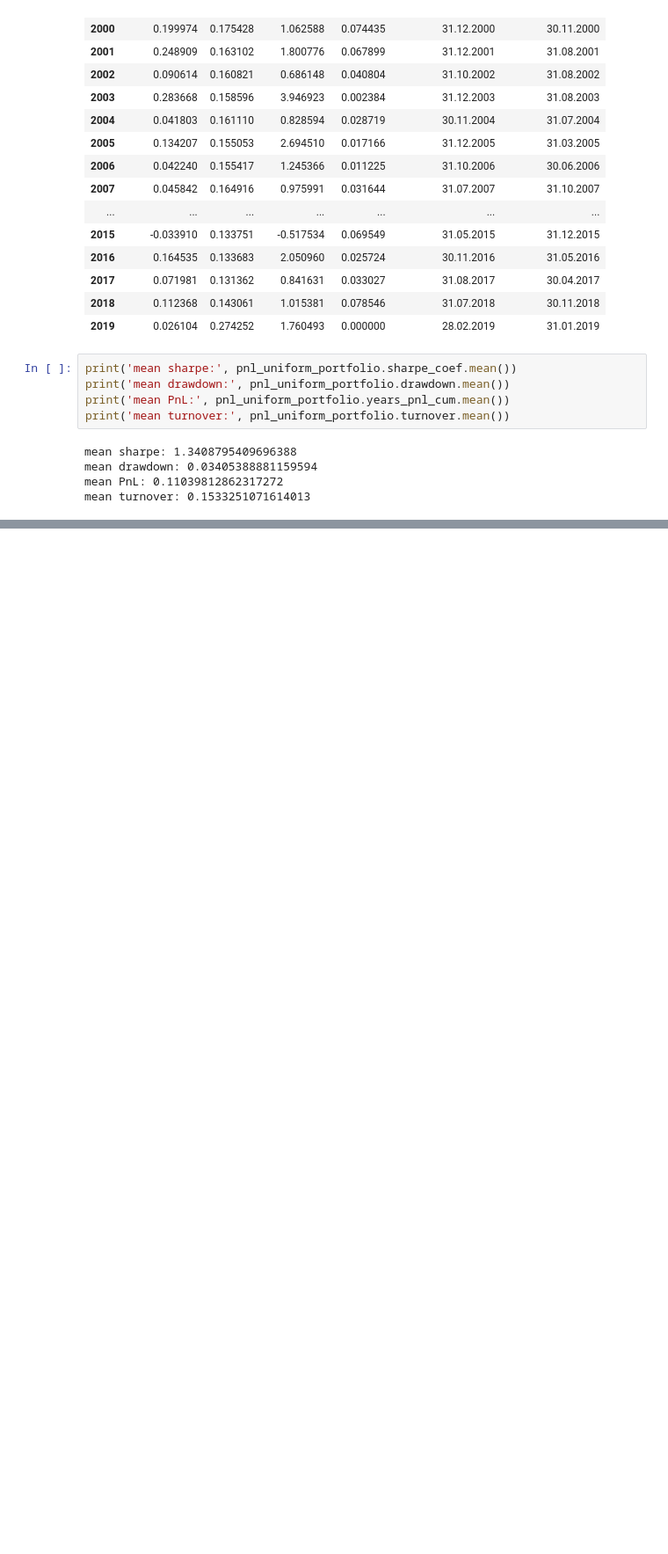
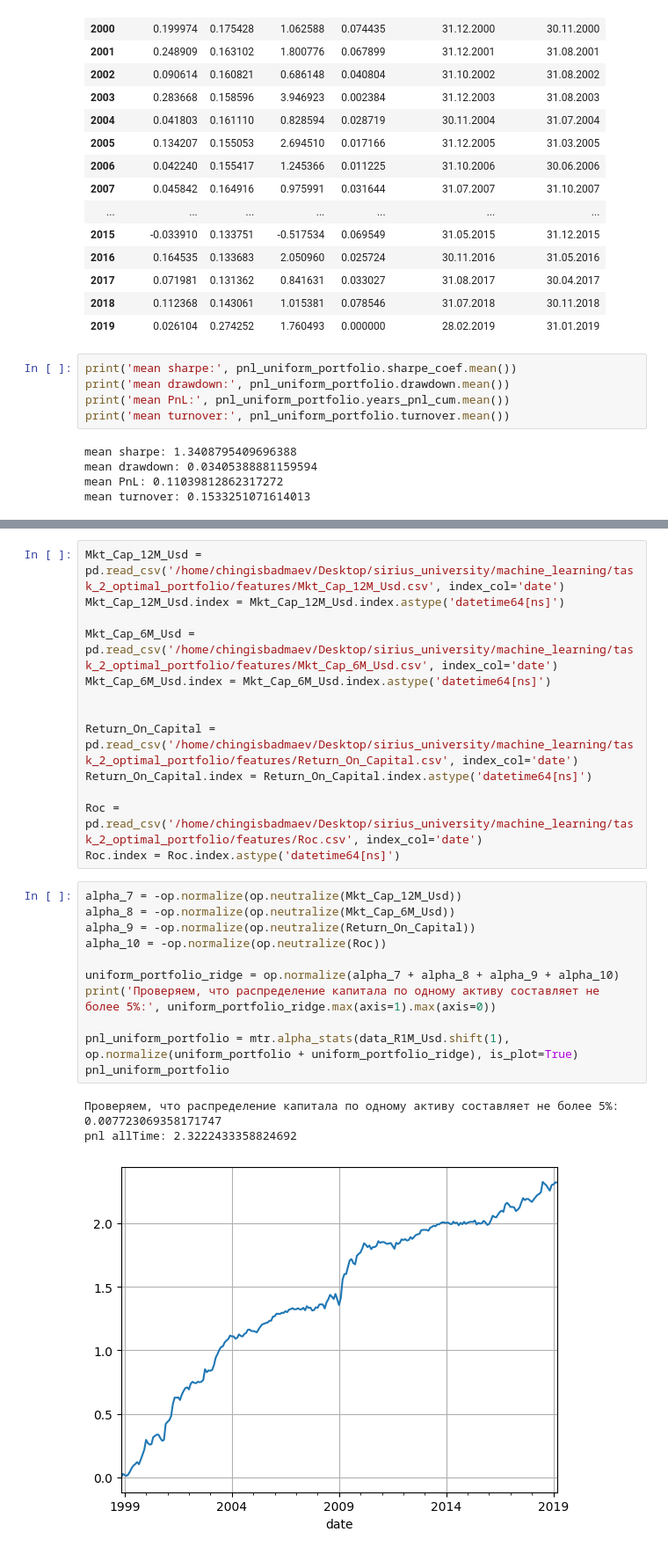
Before and after one commit to ChingisBadmaev/sirius_university, a Jupyter notebook: machine_learning/task_2_optimal_portfolio/ps2.ipynb, the cells around one changed output, grey strips where cells are left out. Shown: that part at 88% size. Drawn from its saved outputs; the diff is of its cells as text; blank space fills up the shorter version.

Commit message:
added ridge features

```diff
--- a/machine_learning/task_2_optimal_portfolio/ps2.ipynb
+++ b/machine_learning/task_2_optimal_portfolio/ps2.ipynb
@@ -324,0 +299,28 @@ mean turnover: 0.1533251071614013
+# %%
+Mkt_Cap_12M_Usd = pd.read_csv('/home/chingisbadmaev/Desktop/sirius_university/machine_learning/task_2_optimal_portfolio/features/Mkt_Cap_12M_Usd.csv', index_col='date')
+Mkt_Cap_12M_Usd.index = Mkt_Cap_12M_Usd.index.astype('datetime64[ns]')
+
+Mkt_Cap_6M_Usd = pd.read_csv('/home/chingisbadmaev/Desktop/sirius_university/machine_learning/task_2_optimal_portfolio/features/Mkt_Cap_6M_Usd.csv', index_col='date')
+Mkt_Cap_6M_Usd.index = Mkt_Cap_6M_Usd.index.astype('datetime64[ns]')
+
+
+Return_On_Capital = pd.read_csv('/home/chingisbadmaev/Desktop/sirius_university/machine_learning/task_2_optimal_portfolio/features/Return_On_Capital.csv', index_col='date')
+Return_On_Capital.index = Return_On_Capital.index.astype('datetime64[ns]')
+
+Roc = pd.read_csv('/home/chingisbadmaev/Desktop/sirius_university/machine_learning/task_2_optimal_portfolio/features/Roc.csv', index_col='date')
+Roc.index = Roc.index.astype('datetime64[ns]')
+# %%
+alpha_7 = -op.normalize(op.neutralize(Mkt_Cap_12M_Usd))
+alpha_8 = -op.normalize(op.neutralize(Mkt_Cap_6M_Usd))
+alpha_9 = -op.normalize(op.neutralize(Return_On_Capital))
+alpha_10 = -op.normalize(op.neutralize(Roc))
+
+uniform_portfolio_ridge = op.normalize(alpha_7 + alpha_8 + alpha_9 + alpha_10)
+print('Проверяем, что распределение капитала по одному активу составляет не более 5%:', uniform_portfolio_ridge.max(axis=1).max(axis=0))
+
+pnl_uniform_portfolio = mtr.alpha_stats(data_R1M_Usd.shift(1), op.normalize(uniform_portfolio + uniform_portfolio_ridge), is_plot=True)
+pnl_uniform_portfolio
+# %% [output]
+Проверяем, что распределение капитала по одному активу составляет не более 5%: 0.007723069358171747
+pnl allTime: 2.3222433358824692
+[figure, added]
```
Also changed, not shown: parts of 7 cells of this notebook.
